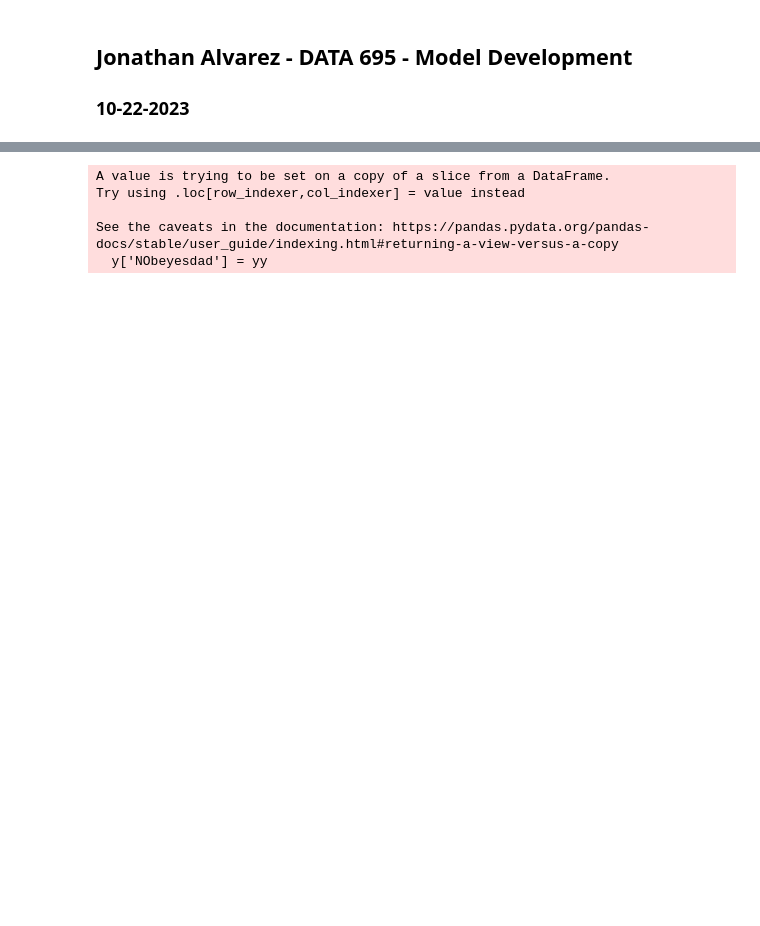
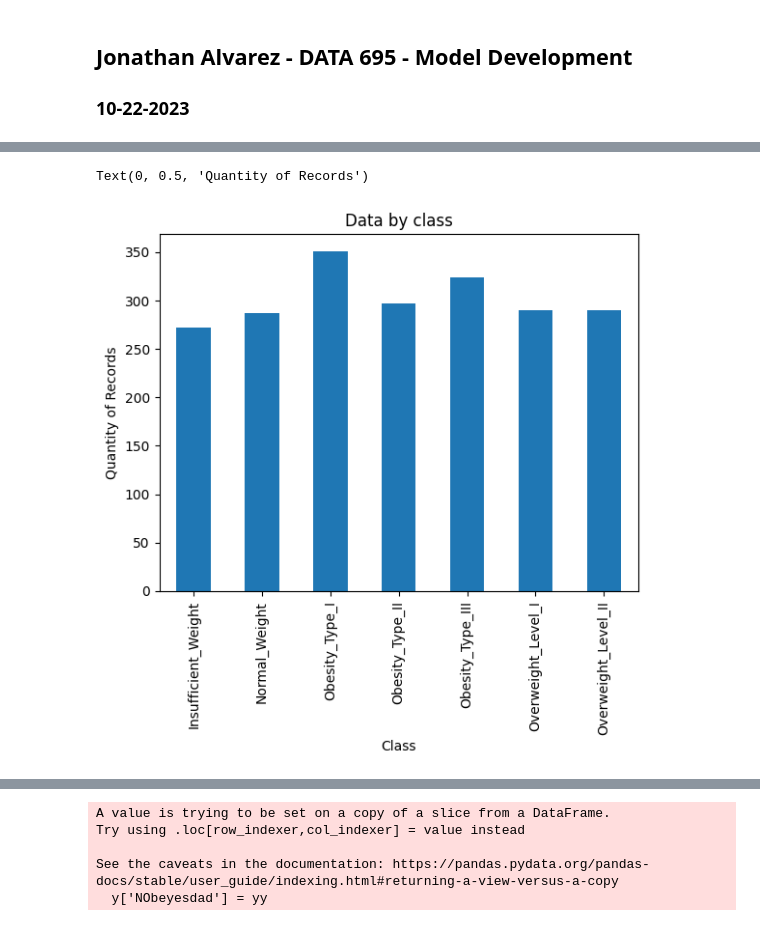
Before and after one commit to pyrds/FranklinU, a Jupyter notebook: DATA695-Model Development.ipynb, the cells around one changed output, grey strips where cells are left out. Saved outputs shown, nothing was run; the diff lists cells and outputs as text; code cells hidden in the pictures; blank space fills up the shorter version.

```diff
--- a/DATA695-Model Development.ipynb
+++ b/DATA695-Model Development.ipynb
@@ -53,0 +57,9 @@ data['NObeyesdad'] = data.apply(grouplabels, axis=1)
+# %%
+data.groupby(['NObeyesdad']).size().plot.bar()
+
+plt.title('Data by class')
+plt.xlabel('Class')
+plt.ylabel('Quantity of Records')
+# %% [output]
+Text(0, 0.5, 'Quantity of Records')
+[figure, added]
```
Also changed, not shown: parts of 33 cells of this notebook.
